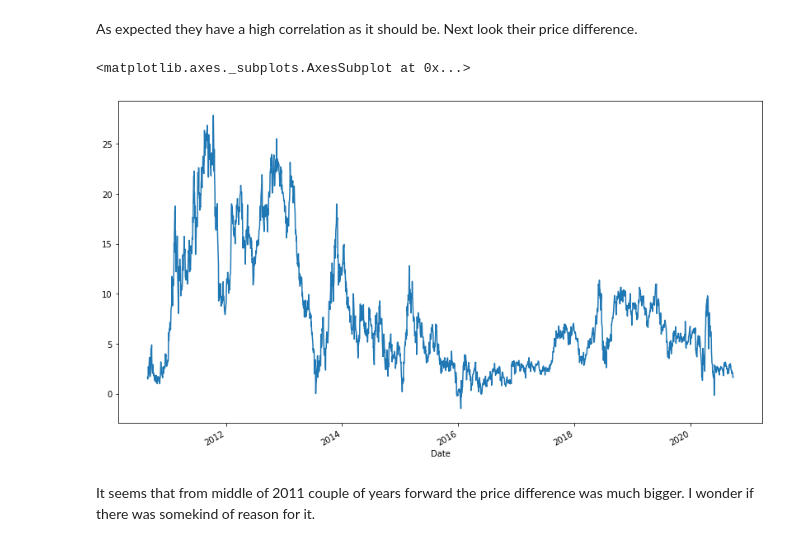
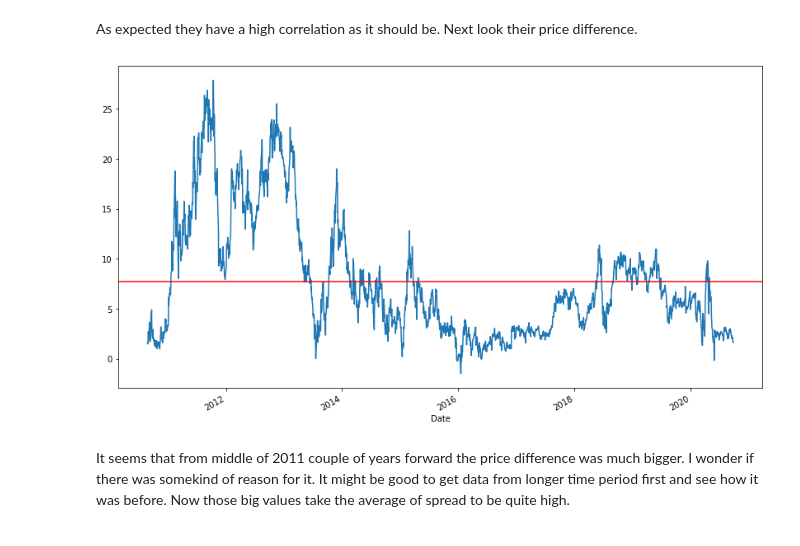
Before and after one commit to sarogov/basic-stock-analysis, a Jupyter notebook: Analysis for pair trading.ipynb, the cells around one changed output. Drawn from its saved outputs; the diff is of its cells as text; code cells hidden in the pictures.

Commit message:
Added mean for the last visualization.

```diff
--- a/Analysis for pair trading.ipynb
+++ b/Analysis for pair trading.ipynb
@@ -283,8 +283,8 @@ As expected they have a high correlation as it should be. Next look their price
 wti_brent_fut['Difference']=wti_brent_fut['Brent']-wti_brent_fut['WTI']
 # %%
 wti_brent_fut['Difference'].plot(figsize=(14,8))
+plt.axhline(wti_brent_fut['Difference'].mean(), c='red');
 # %% [output]
-<matplotlib.axes._subplots.AxesSubplot at 0x...>
-[figure, old version]
+[figure, new version]
 # %% [markdown]
-It seems that from middle of 2011 couple of years forward the price difference was much bigger. I wonder if there was somekind of reason for it.
+It seems that from middle of 2011 couple of years forward the price difference was much bigger. I wonder if there was somekind of reason for it. It might be good to get data from longer time period first and see how it was before. Now those big values take the average of spread to be quite high.
```
